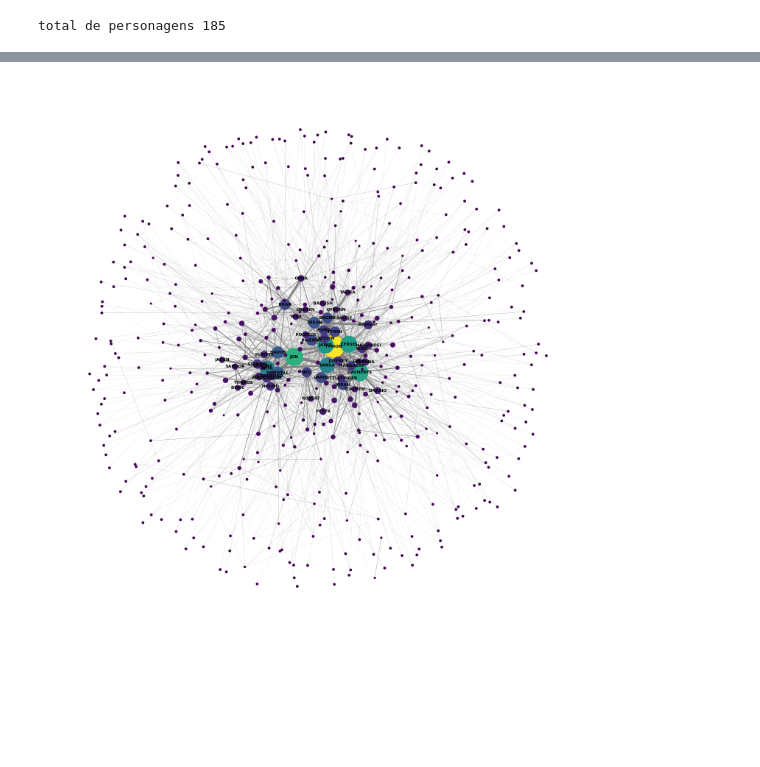
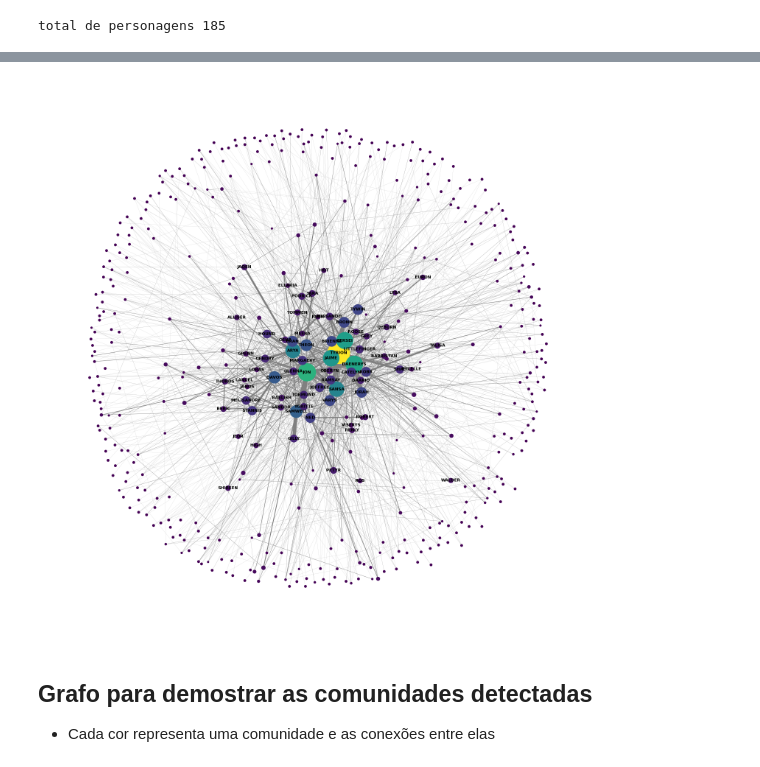
Before and after one commit to clairtonluz/MBA-em-ciencia-de-dados, a Jupyter notebook: Mineração de Grafos/exercicios/got.ipynb, the cells around one changed output, grey strips where cells are left out. Saved outputs shown, nothing was run; the diff lists cells and outputs as text; code cells hidden in the pictures; blank space fills up the shorter version.

Commit message:
Adicionando métricas do grafo

```diff
--- a/Mineração de Grafos/exercicios/got.ipynb
+++ b/Mineração de Grafos/exercicios/got.ipynb
@@ -33,7 +73,11 @@ def get_first_name(name):
     return name.split(' ')[0]
 
 def get_last_name(name):
-    return name.split(' ')[-1]
+    splited = name.split(' ')
+    if len(splited) == 1:
+        return ''
+    else:
+        return splited[-1]
 # %%
 def is_someone_speaking(line):
     line = line.upper()
@@ -371,5 +398,0 @@ plot_personagem_mais_frenquentes(characters)
-# %%
-# print top 10 personagens
-print(len(characters))
-for character in characters[:10]:
-    print(character['name'], character['frequency'], character['scenes'], character['connections_weight'])
@@ -410,8 +431,8 @@ for n, attrs in G.nodes(data=True):
     else:
         node_sizes.append(20)
 
-# pega os primeiro nodes que são os mais frequentes
-nodes_to_label = list(G.nodes())[:50]
+# pega os primeiro nodes que são os mais frequentes para exibir os nomes apenas dos principais para facilitar a visualização
+nodes_to_label = list(G.nodes())[:70]
 
 # cria um dicionário com os nomes dos nodes que serão rotulados
 labels = {node: get_first_name(node) for node in nodes_to_label}
@@ -420,40 +441,39 @@ labels = {node: get_first_name(node) for node in nodes_to_label}
 edge_widths = [G[u][v]['weight'] / 10 for u, v in G.edges()]
 
 # define a cor dos nodes
 max_weight = max(
     [attrs['frequency'] if 'frequency' in attrs else 0 for n, attrs in G.nodes(data=True)])
 node_colors = []
 for n, attrs in G.nodes(data=True):
     if 'frequency' in attrs:
         node_colors.append(plt.cm.viridis(G.nodes[n]['frequency']/max_weight))
     else:
         node_colors.append(plt.cm.viridis(0))
 
-# plota colorbar
-# sm = plt.cm.ScalarMappable(cmap='viridis', norm=plt.Normalize(vmin=0, vmax=max_weight))
-# sm._A = []
-# plt.colorbar(sm, orientation='horizontal', ax=plt.gca())
-
 plt.figure(figsize=(15, 15))
 pos = nx.spring_layout(G,
-                       k=0.5,
+                       k=1,
                     #    scale=10,
                        iterations=50,
                        seed=42)
 nx.draw(G,
         pos,
         with_labels=True,
         font_weight='bold',
         node_size=node_sizes,
         edge_color='grey',
         width=edge_widths,
         font_size=8,
         labels=labels,
         node_color=node_colors,
         )
 plt.show()
 # %% [output]
-[figure, old version]
+[figure, new version]
+# %% [markdown]
+## Grafo para demostrar as comunidades detectadas
+
+* Cada cor representa uma comunidade e as conexões entre elas
 # %%
 from community import community_louvain
 partition = community_louvain.best_partition(G)
```
Also changed, not shown: parts of 56 cells of this notebook, 2 other files.
